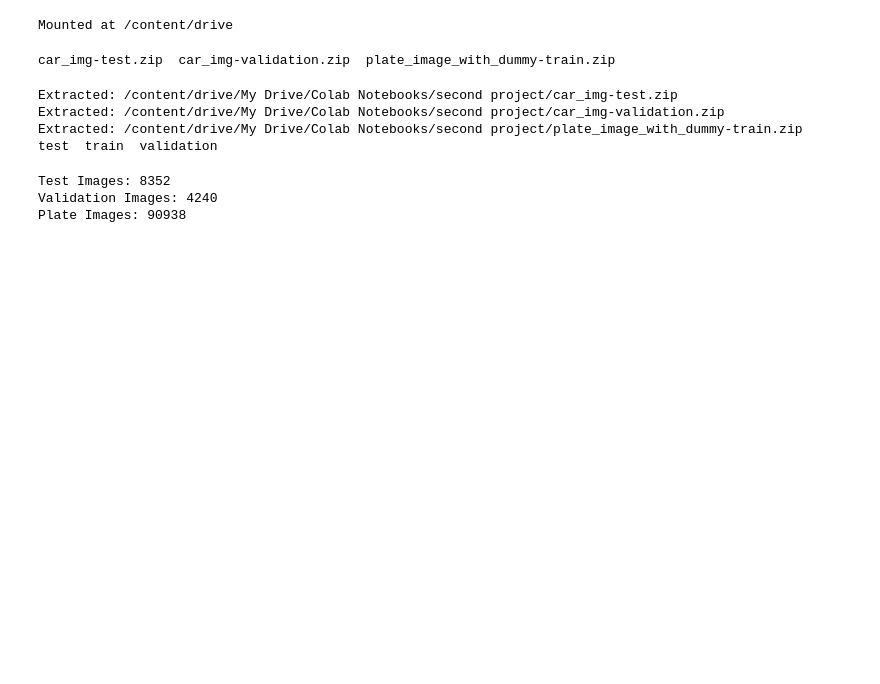
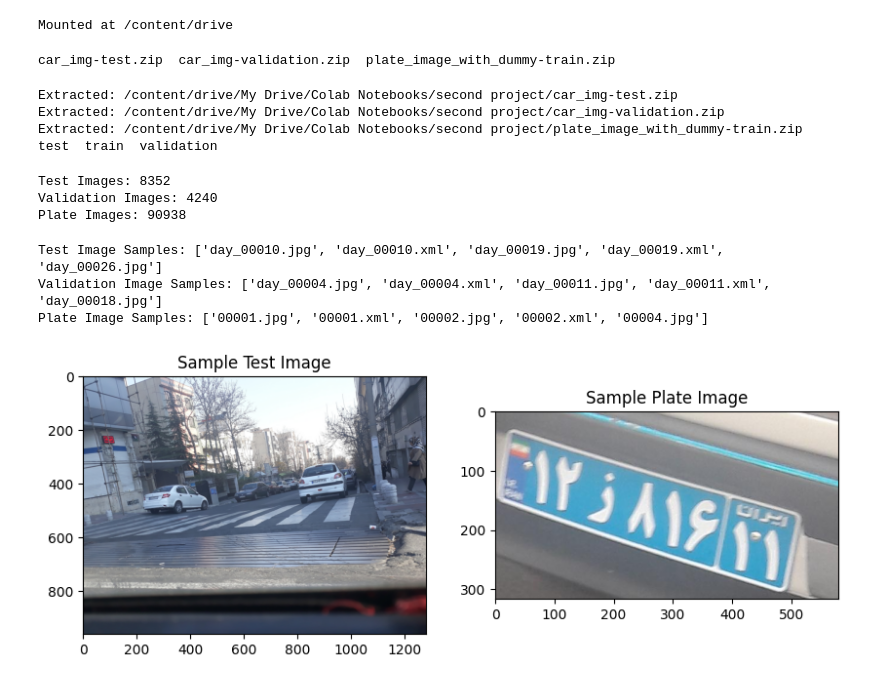
Before and after one commit to Javad1942/Group-2-QBC8-second-project, a Jupyter notebook: main/CV.ipynb, the cells around one changed output. Drawn from its saved outputs; the diff is of its cells as text; code cells hidden in the pictures; blank space fills up the shorter version.

```diff
--- a/main/CV.ipynb
+++ b/main/CV.ipynb
@@ -60,3 +60,43 @@ print("Plate Images:", len(os.listdir(plate_images_path)))
 Test Images: 8352
 Validation Images: 4240
 Plate Images: 90938
+# %%
+# Store image filenames
+test_images = sorted(os.listdir(test_images_path))
+validation_images = sorted(os.listdir(validation_images_path))
+plate_images = sorted(os.listdir(plate_images_path))
+
+# Print few samples
+print("Test Image Samples:", test_images[:5])
+print("Validation Image Samples:", validation_images[:5])
+print("Plate Image Samples:", plate_images[:5])
+# %% [output]
+Test Image Samples: ['day_00010.jpg', 'day_00010.xml', 'day_00019.jpg', 'day_00019.xml', 'day_00026.jpg']
+Validation Image Samples: ['day_00004.jpg', 'day_00004.xml', 'day_00011.jpg', 'day_00011.xml', 'day_00018.jpg']
+Plate Image Samples: ['00001.jpg', '00001.xml', '00002.jpg', '00002.xml', '00004.jpg']
+# %%
+import cv2
+
+# Load a sample test image
+sample_test_image = cv2.imread(os.path.join(test_images_path, test_images[0]))
+sample_plate_image = cv2.imread(os.path.join(plate_images_path, plate_images[0]))
+
+# Convert to RGB (for proper visualization)
+sample_test_image = cv2.cvtColor(sample_test_image, cv2.COLOR_BGR2RGB)
+sample_plate_image = cv2.cvtColor(sample_plate_image, cv2.COLOR_BGR2RGB)
+
+# Show the images
+import matplotlib.pyplot as plt
+
+plt.figure(figsize=(10,5))
+plt.subplot(1,2,1)
+plt.imshow(sample_test_image)
+plt.title("Sample Test Image")
+
+plt.subplot(1,2,2)
+plt.imshow(sample_plate_image)
+plt.title("Sample Plate Image")
+
+plt.show()
+# %% [output]
+[figure, added]
```
